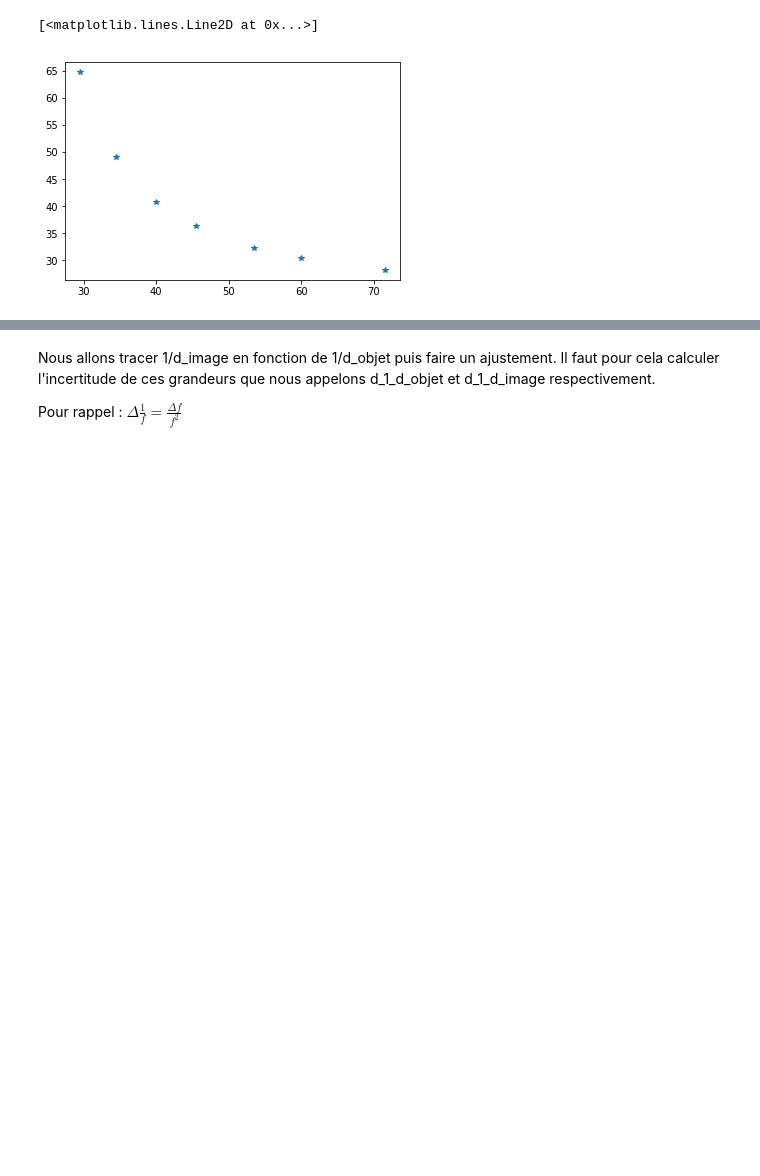
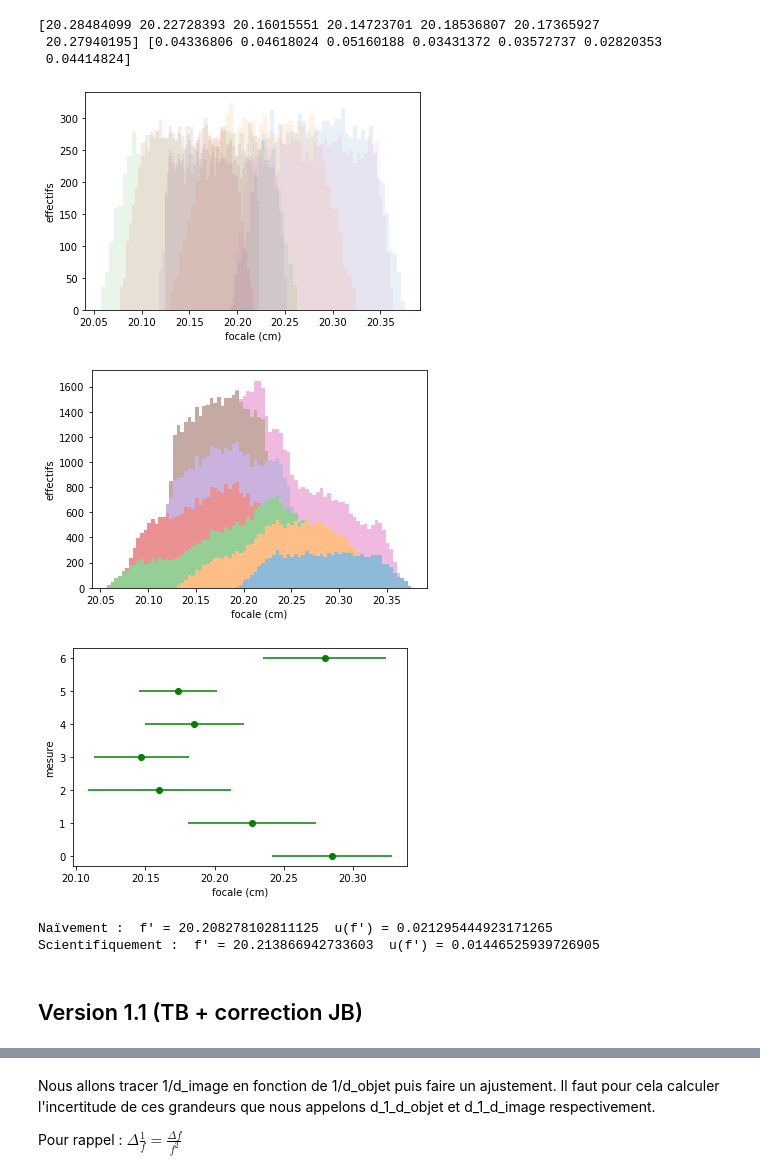
Before and after one commit to tjbtjbtjb/ManipMaison, a Jupyter notebook: relation_conjugaison.ipynb, the cells around one changed output, grey strips where cells are left out. Cells and saved outputs as stored; diff of their text form; code cells hidden in the pictures; blank space fills up the shorter version.

Commit message:
avec nouvelle version JB

```diff
--- a/relation_conjugaison.ipynb
+++ b/relation_conjugaison.ipynb
@@ -11 +50,66 @@ Les données sont en cm ici.
+# %%
+# Deuxième tentative en prenant en compte les incertitudes de la mesure des valeurs
+
+# initialisation
+N_sim = 10000 # nombre de simulations à faire
+foc_MC = np.zeros((N_sim, 7)) # un vecteur qui contient les 7 focales
+# remarque : on peut ne pas vectoriser le core en répétant 7 fois la simulation MC
+
+for i in range(N_sim):
+    x_ecr_MC = x_ecr_min + rd.uniform(0, 1) * (x_ecr_max - x_ecr_min) # simulation de position de l'écran
+    x_lent_MC = x_lent + rd.uniform(0, 1) * d_x_lent # simulation de position de la lentille
+    d_ecr_MC = x_ecr_MC - x_lent_MC # calcul de OA' simulé
+    foc_MC[i] = 1 / (1/d_ecr_MC+1/x_lent_MC) # calcul des 7 focales sur la base des mesures simulées
+
+# extraction des résultats
+
+foc_res_MC = np.mean(foc_MC, axis=0) # moyenne de toutes les focales MC
+u_foc_res_MC = np.std(foc_MC, axis=0, ddof=1) # écart-type de toutes les focales MC
+print(foc_res_MC, u_foc_res_MC) # pour afficher le résultat des simulations
+
+# représentation option 1
+
+for j in range(np.size(x_ecr_min)):
+    plt.hist(foc_MC[:,j], bins='rice', alpha = 0.1)
+plt.xlabel('focale (cm)')
+plt.ylabel('effectifs')
+plt.show()
+
+# représentation option 2
+
+plt.hist(foc_MC, bins='rice', alpha = 0.5, histtype = 'barstacked')
+plt.xlabel('focale (cm)')
+plt.ylabel('effectifs')
+plt.show()
+
+# représentation option 3
+
+plt.errorbar( foc_res_MC, np.arange(7), xerr=u_foc_res_MC, fmt='go')
+plt.ylabel('mesure')
+plt.xlabel('focale (cm)')
+plt.show()
+
+# méthode naïve de calcul de la focale et de son incertitude
+
+f_val_MC = np.mean(foc_res_MC) # calcul de la valeur mesurée en se servant des 7 focales
+uf_MC = np.std(foc_res_MC, ddof=1)/np.sqrt(np.size(foc_res_MC)) # calcul de l'incertitude-type par une méthode de type A
+print("Naïvement : ", "f' =",f_val_MC, " u(f') =", uf_MC) # affichage du résultat
+
+
+# méthode hors-programme de calcul de la focale et de son incertitude
+
+f_val_MC_hp = np.average(foc_res_MC, weights = u_foc_res_MC**2) # moyenne des 7 focales pondérée par l'inverse de leur variance
+uf_MC_hp = np.sqrt(1/np.sum(1/u_foc_res_MC**2))  # écart-type de la moyenne pondérée
+print("Scientifiquement : ", "f' =",f_val_MC_hp, " u(f') =", uf_MC_hp) # affichage du résultat
+# %% [output]
+[20.28484099 20.22728393 20.16015551 20.14723701 20.18536807 20.17365927
+ 20.27940195] [0.04336806 0.04618024 0.05160188 0.03431372 0.03572737 0.02820353
+ 0.04414824]
+[figure, added]
+[figure, added]
+[figure, added]
+Naïvement :  f' = 20.208278102811125  u(f') = 0.021295444923171265
+Scientifiquement :  f' = 20.213866942733603  u(f') = 0.01446525939726905
+# %% [markdown]
+## Version 1.1 (TB + correction JB)
 # %%
@@ -25,5 +128,0 @@ delta_t=(t_max-t_min)/2
-# %%
-plt.plot(d_objet,d_image,'*')
-# %% [output]
-[<matplotlib.lines.Line2D at 0x...>]
-[figure, removed]
```
Also changed, not shown: parts of 22 cells of this notebook.
